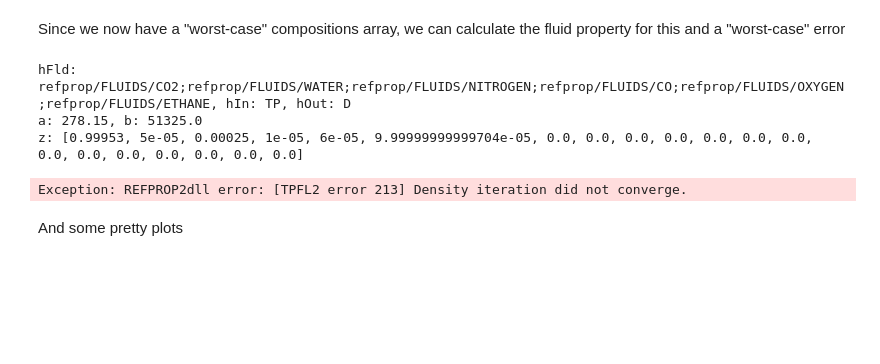
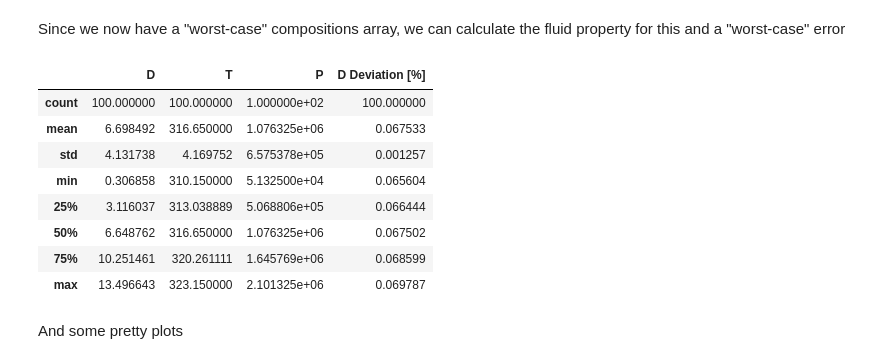
Before and after one commit to josephmcg16/primary-gas-fluid-properties, a Jupyter notebook: impurities_post_process.ipynb, the cells around one changed output. Drawn from its saved outputs; the diff is of its cells as text; code cells hidden in the pictures; blank space fills up the shorter version.

```diff
--- a/impurities_post_process.ipynb
+++ b/impurities_post_process.ipynb
@@ -199,20 +202,25 @@ Since we now have a "worst-case" compositions array, we can calculate the fluid
 # %%
 df_worst_case = get_fluid_property(
     doe=doe,
     hFld=";".join(compositions_worst_case.add_prefix("refprop/FLUIDS/").index),
     hOut=config['FLUID_PROPERTY'],
     z=list(compositions_worst_case.values) + \
         [0.0] * (20 - compositions_worst_case.shape[0]),
 )
 
 deviation_col = f"{config['FLUID_PROPERTY']} Deviation [%]"
-df_worst_case[deviation_col] = (df_worst_case.D - df_ref.D) / df_ref.D * 100.0
+df_worst_case[deviation_col] = (df_worst_case[config['FLUID_PROPERTY']] - df_ref[config['FLUID_PROPERTY']]) / df_ref[config['FLUID_PROPERTY']] * 100.0
 df_worst_case.describe()
 # %% [output]
-hFld: refprop/FLUIDS/CO2;refprop/FLUIDS/WATER;refprop/FLUIDS/NITROGEN;refprop/FLUIDS/CO;refprop/FLUIDS/OXYGEN;refprop/FLUIDS/ETHANE, hIn: TP, hOut: D
-a: 278.15, b: 51325.0
-z: [0.99953, 5e-05, 0.00025, 1e-05, 6e-05, 9.99999999999704e-05, 0.0, 0.0, 0.0, 0.0, 0.0, 0.0, 0.0, 0.0, 0.0, 0.0, 0.0, 0.0, 0.0, 0.0]
-Exception: REFPROP2dll error: [TPFL2 error 213] Density iteration did not converge.
+|  | D | T | P | D Deviation [%] |
+| count | 100.000000 | 100.000000 | 1.000000e+02 | 100.000000 |
+| mean | 6.698492 | 316.650000 | 1.076325e+06 | 0.067533 |
+| std | 4.131738 | 4.169752 | 6.575378e+05 | 0.001257 |
+| min | 0.306858 | 310.150000 | 5.132500e+04 | 0.065604 |
+| 25% | 3.116037 | 313.038889 | 5.068806e+05 | 0.066444 |
+| 50% | 6.648762 | 316.650000 | 1.076325e+06 | 0.067502 |
+| 75% | 10.251461 | 320.261111 | 1.645769e+06 | 0.068599 |
+| max | 13.496643 | 323.150000 | 2.101325e+06 | 0.069787 |
 # %% [markdown]
 And some pretty plots
 # %%
```
Also changed, not shown: parts of 6 cells of this notebook, 4 other files.
